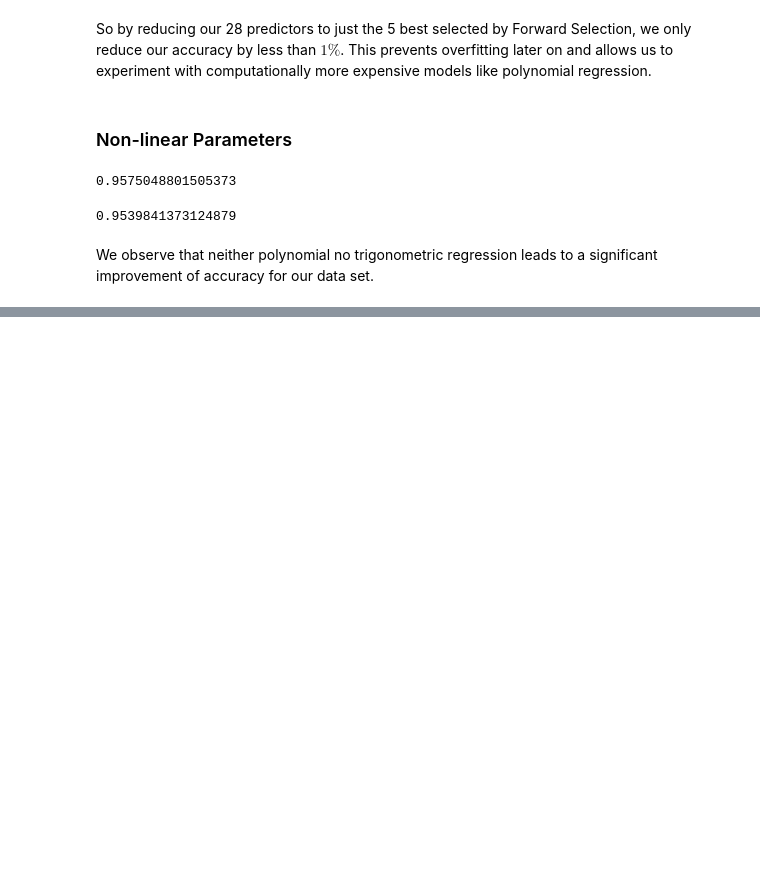
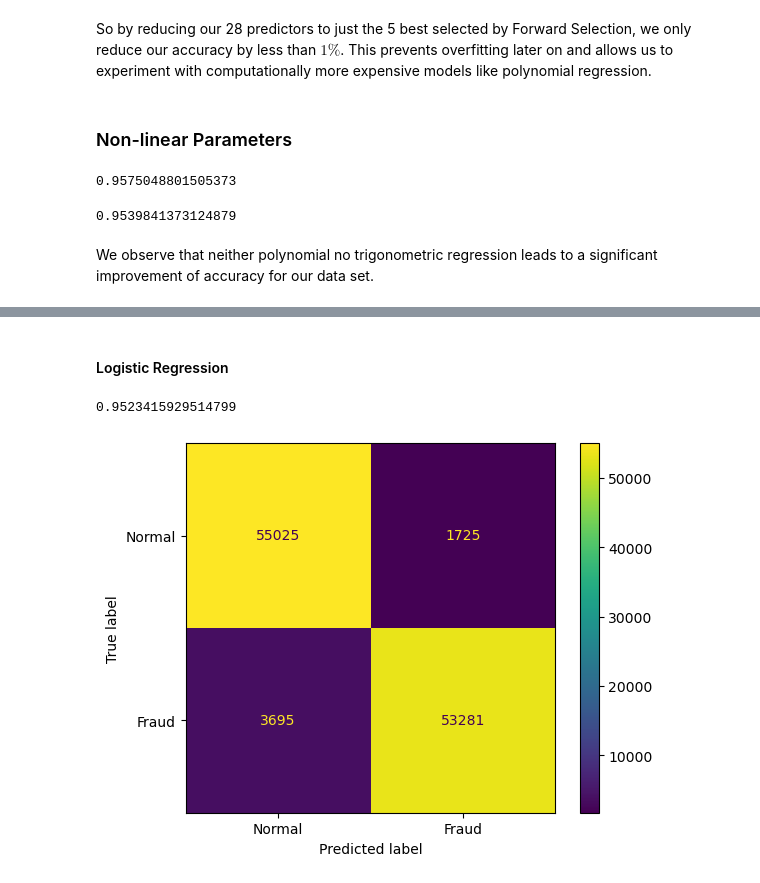
Before and after one commit to PhoenixSmaug/Classification-Guide, a Jupyter notebook: guide.ipynb, the cells around one changed output, grey strips where cells are left out. Cells and saved outputs as stored; diff of their text form; code cells hidden in the pictures; blank space fills up the shorter version.

```diff
--- a/guide.ipynb
+++ b/guide.ipynb
@@ -247,0 +253,20 @@ We observe that neither polynomial no trigonometric regression leads to a signif
+# %%
+X = CreditCard[selected_features]
+y = CreditCard['Class'] == 1
+
+X_train, X_test, y_train, y_test = sl.model_selection.train_test_split(X, y, test_size=0.2, random_state=42)
+# %% [markdown]
+#### Logistic Regression
+# %%
+model = sm.api.GLM(y_train, sm.tools.tools.add_constant(X_train), family=sm.api.families.Binomial())
+res = model.fit()
+prediction = (res.predict(sm.tools.tools.add_constant(X_test)) >= 0.5).astype(int)
+
+print(sl.metrics.accuracy_score(y_test, prediction))
+cm = sl.metrics.confusion_matrix(y_test, prediction)
+disp = sl.metrics.ConfusionMatrixDisplay(confusion_matrix=cm, display_labels=['Normal', 'Fraud'])
+disp.plot()
+plt.show()
+# %% [output]
+0.9523415929514799
+[figure, added]
```
Also changed, not shown: parts of 28 cells of this notebook, 1 other file.
